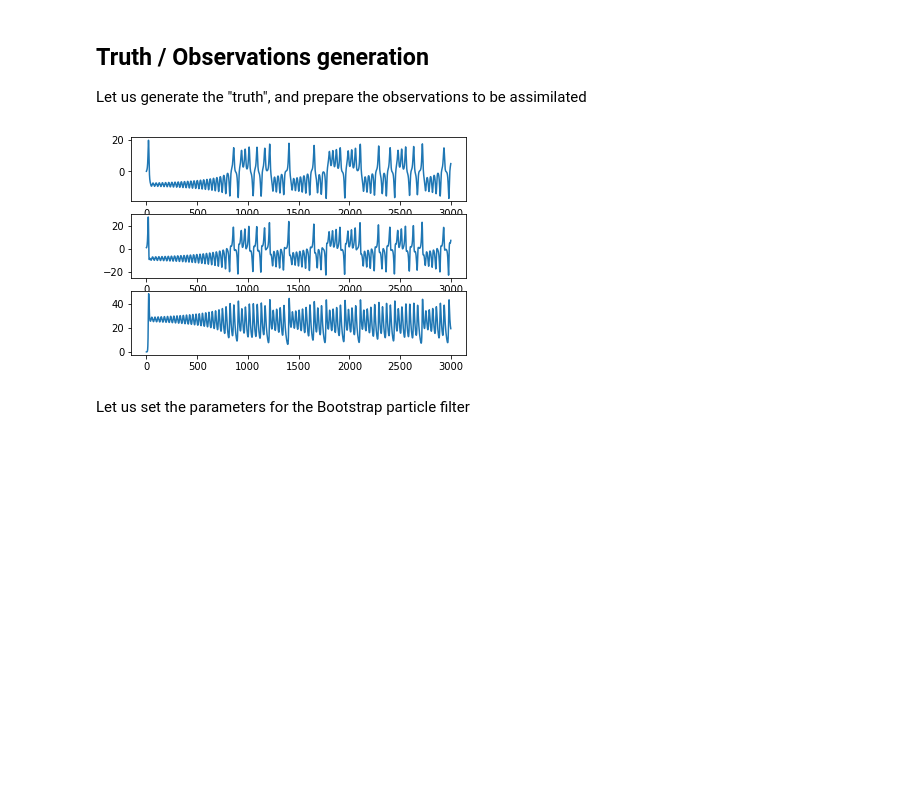
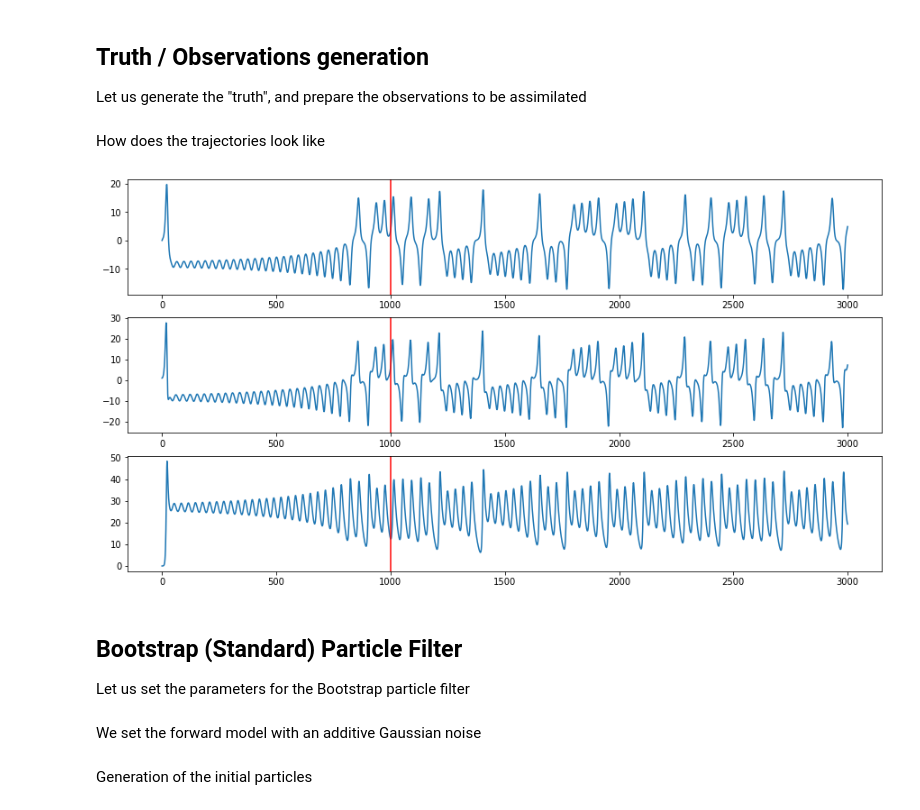
Before and after one commit to VTrappler/DA_sandbox, a Jupyter notebook: lorenz63_PF.ipynb, the cells around one changed output. Drawn from its saved outputs; the diff is of its cells as text; code cells hidden in the pictures; blank space fills up the shorter version.

```diff
--- a/lorenz63_PF.ipynb
+++ b/lorenz63_PF.ipynb
@@ -31,6 +32,7 @@ burn = 1000
 truth.set_initial_state(-burn * dt, np.array([0, 1, 0]))
 truth.forward(burn)  # Burn-in period
 
+period_assim = 1
 def generate_observations(i):
     truth.forward(period_assim)
     y = truth.state_vector[:, -1] + np.random.multivariate_normal(np.zeros(3), cov=np.eye(3)) * sigobs
@@ -39,7 +41,16 @@ def generate_observations(i):
 observations_vector = []
 for i in range(2000):
     observations_vector.append(generate_observations(i))
-# %% [output]
-[figure, removed]
+# %% [markdown]
+How does the trajectories look like
+# %%
+plt.figure(figsize=(15,8))
+for i, traj in enumerate(truth.state_vector, 1):
+    plt.subplot(3, 1, i)
+    plt.plot(traj)
+    plt.axvline(x=1000, color='red')
+# %% [output]
+[figure, added]
 # %% [markdown]
+## Bootstrap (Standard) Particle Filter
 Let us set the parameters for the Bootstrap particle filter
@@ -46 +63,3 @@ Let us set the parameters for the Bootstrap particle filter
+# %% [markdown]
+We set the forward model with an additive Gaussian noise
 # %%
@@ -52,3 +66,5 @@ PF.H = H
 PF.set_forwardmodel(lambda x: Lorenz63Model.integrate(
     0, x, period_assim)[1][:, -1] + np.random.multivariate_normal(np.zeros(3), cov=Q))
+# %% [markdown]
+Generation of the initial particles
 # %%
```
Also changed, not shown: parts of 13 cells of this notebook, 3 other files.
